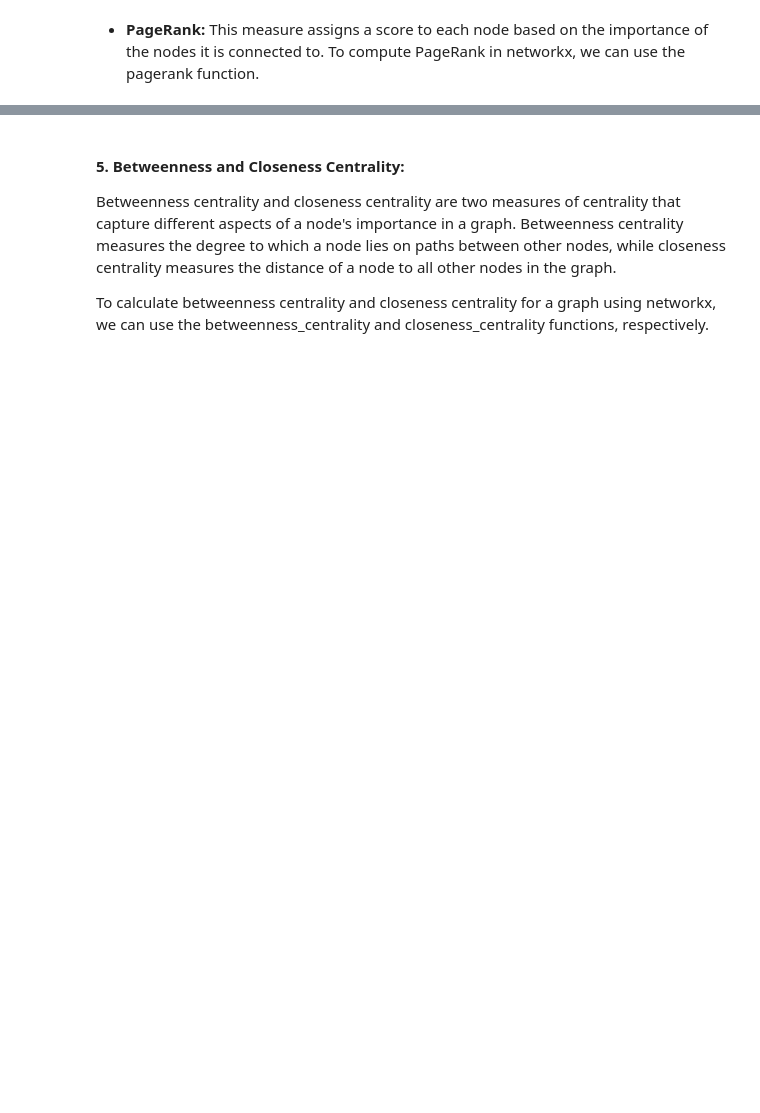
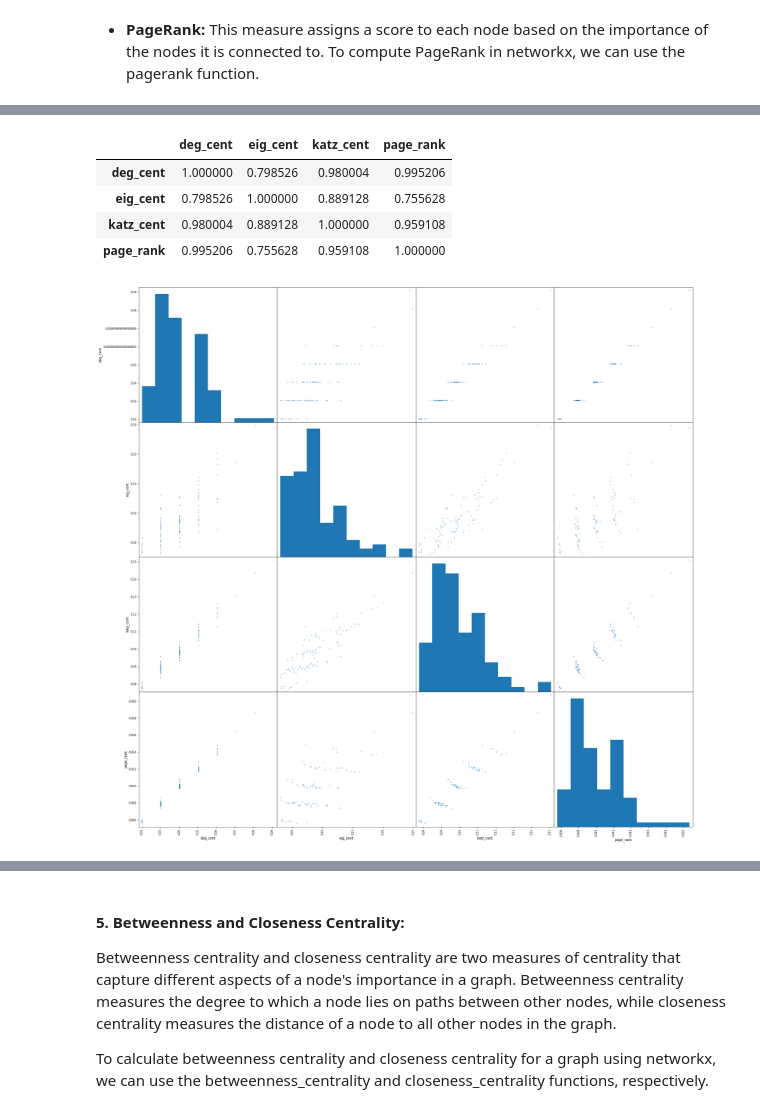
Before and after one commit to vipinindoria/graph-network-analysis, a Jupyter notebook: assignment1/GAM Assignment1 - Vipin Indoria.ipynb, the cells around one changed output, grey strips where cells are left out. Saved outputs shown, nothing was run; the diff lists cells and outputs as text; code cells hidden in the pictures; blank space fills up the shorter version.

```diff
--- a/assignment1/GAM Assignment1 - Vipin Indoria.ipynb
+++ b/assignment1/GAM Assignment1 - Vipin Indoria.ipynb
@@ -193,0 +197,11 @@ plt.show()
+# %%
+display(data.corr())
+pd.plotting.scatter_matrix(data, figsize=(30, 30))
+plt.show()
+# %% [output]
+|  | deg_cent | eig_cent | katz_cent | page_rank |
+| deg_cent | 1.000000 | 0.798526 | 0.980004 | 0.995206 |
+| eig_cent | 0.798526 | 1.000000 | 0.889128 | 0.755628 |
+| katz_cent | 0.980004 | 0.889128 | 1.000000 | 0.959108 |
+| page_rank | 0.995206 | 0.755628 | 0.959108 | 1.000000 |
+[figure, added]
```
Also changed, not shown: parts of 24 cells of this notebook, 1 other file.
